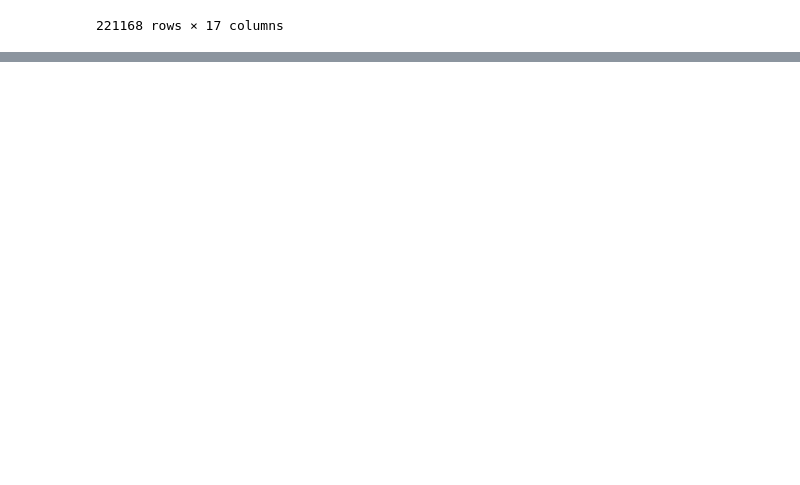
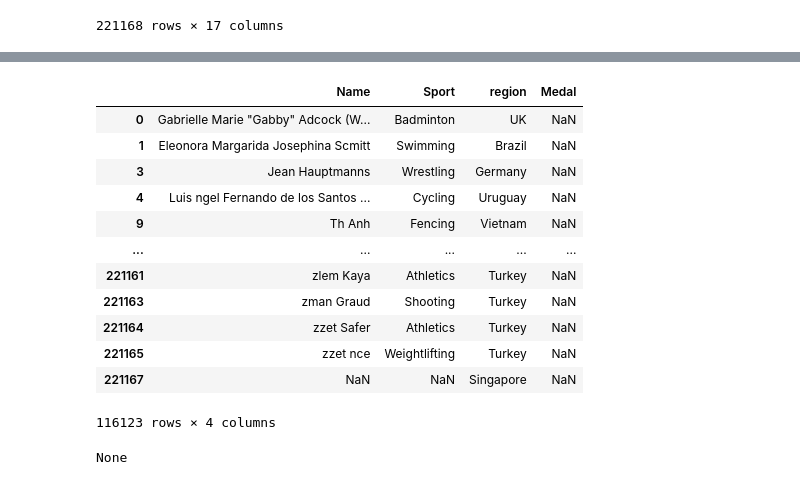
Before and after one commit to ZataraHere/Exploratory-Data-Analysis, a Jupyter notebook: olympics data analysis.ipynb, the cells around one changed output, grey strips where cells are left out. Cells and saved outputs as stored; diff of their text form; code cells hidden in the pictures; blank space fills up the shorter version.

```diff
--- a/olympics data analysis.ipynb
+++ b/olympics data analysis.ipynb
@@ -274,0 +352,18 @@ px.line(countries_over_years,x= 'Year', y = 'count')
+# %%
+
+temp_df['Name'].value_counts().reset_index().head(15).merge(df, on='Name', how='outer')[
+        ['Name', 'Sport', 'region', 'Medal']].drop_duplicates('Name')
+# %% [output]
+|  | Name | Sport | region | Medal |
+| 0 | Gabrielle Marie "Gabby" Adcock (W... | Badminton | UK | NaN |
+| 1 | Eleonora Margarida Josephina Scmitt | Swimming | Brazil | NaN |
+| 3 | Jean Hauptmanns | Wrestling | Germany | NaN |
+| 4 | Luis ngel Fernando de los Santos ... | Cycling | Uruguay | NaN |
+| 9 | Th Anh | Fencing | Vietnam | NaN |
+| ... | ... | ... | ... | ... |
+| 221161 | zlem Kaya | Athletics | Turkey | NaN |
+| 221163 | zman Graud | Shooting | Turkey | NaN |
+| 221164 | zzet Safer | Athletics | Turkey | NaN |
+| 221165 | zzet nce | Weightlifting | Turkey | NaN |
+| 221167 | NaN | NaN | Singapore | NaN |
+116123 rows × 4 columns
@@ -274,0 +379,4 @@ px.line(countries_over_years,x= 'Year', y = 'count')
+# %%
+print(most_successful(df, "Swimming"))
+# %% [output]
+None
```
Also changed, not shown: parts of 10 cells of this notebook.
